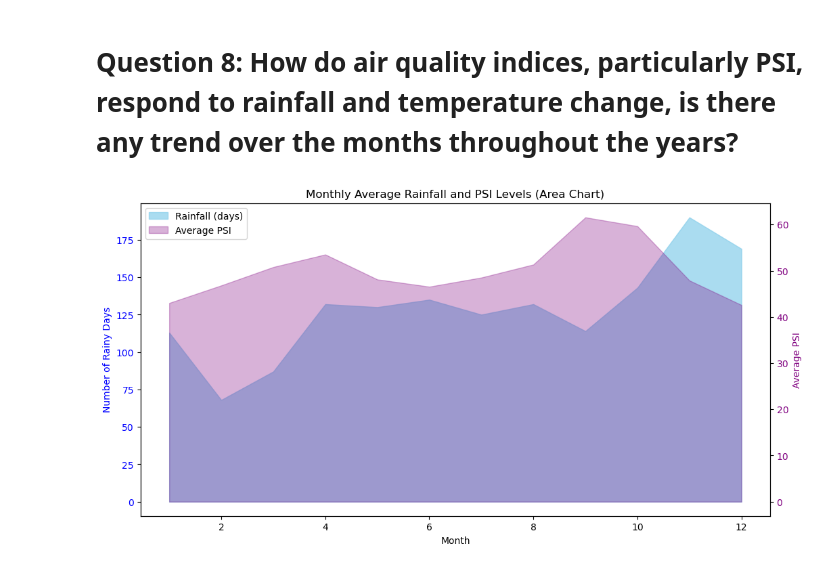
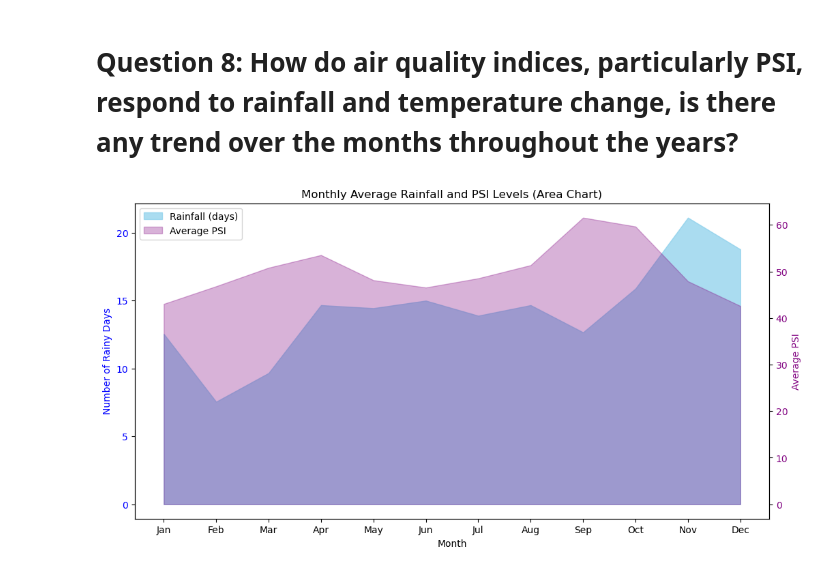
Before and after one commit to jianmin22/PDASCA1, a Jupyter notebook: ca1.ipynb, the cells around one changed output. Drawn from its saved outputs; the diff is of its cells as text; code cells hidden in the pictures.

```diff
--- a/ca1.ipynb
+++ b/ca1.ipynb
@@ -348,9 +371,6 @@ Through this statistic I will continue investigating about the potential influen
 # %% [markdown]
 # Question 2: What is the proportion of days categorized into different air quality levels based on the PSI values?
 # %%
-daily_avg_psi = np.mean([historical_psi['north'], historical_psi['south'], historical_psi['east'], historical_psi['west'], historical_psi['central']], axis=0)
-
-
 categories = {'Good': 0, 'Moderate': 0, 'Unhealthy': 0, 'Very Unhealthy': 0, 'Hazardous': 0}
 for avg_psi in daily_avg_psi:
     if avg_psi <= 50:
@@ -371,16 +391,11 @@ filtered_categories = {k: v for k, v in categories.items() if v > 0}
 labels = filtered_categories.keys()
 sizes = filtered_categories.values()
 colors = ['green', 'yellow', 'orange', 'red', 'maroon']
-explode = [0.1 if v > 0 else 0 for v in sizes]  # Explode non-zero slices to improve visibility
+explode = (0.1, 0, 0.1, 0, 0)
 
 plt.figure(figsize=(8, 8))
 patches, texts, autotexts = plt.pie(sizes, explode=explode, colors=colors, autopct='%1.1f%%', shadow=True, startangle=140,
                                    pctdistance=0.85)
-
-# Draw circle for 'doughnut' effect
-centre_circle = plt.Circle((0, 0), 0.70, fc='white')
-fig = plt.gcf()
-fig.gca().add_artist(centre_circle)
 
 # Add legend
 plt.legend(patches, labels, loc='upper right', bbox_to_anchor=(1.2, 0.9))
@@ -392,7 +407,7 @@ for i, (autotext, patch) in enumerate(zip(autotexts, patches)):
     y = patch.r * np.sin(np.deg2rad(angle))
     horizontalalignment = {-1: 'right', 1: 'left'}[int(np.sign(x))]
     connectionstyle = "angle,angleA=0,angleB={}".format(angle)
-    plt.annotate(autotext.get_text(), xy=(x, y), xytext=(1.35*np.sign(x), 1.4*y),
+    plt.annotate(autotext.get_text(), xy=(x, y), xytext=(np.sign(x), 1.5*y),
                  horizontalalignment=horizontalalignment, arrowprops=dict(arrowstyle="->", connectionstyle=connectionstyle))
     autotext.set_text('')  # Remove original text to avoid duplication
 
@@ -537,11 +557,7 @@ plt.show()
 # Create a new column for year extraction from '24hr_psi' dates
 years_in_24hr_psi = np.array([datetime.strptime(date, '%Y-%m-%d').year for date in historical_psi['24hr_psi']])
 
-# Calculate daily average PSI across all regions
-daily_avg_psi = np.mean([historical_psi['north'], historical_psi['south'], historical_psi['east'], historical_psi['west'], historical_psi['central']], axis=0)
-
 # Create an array to aggregate yearly average PSI
-years = range(2014, 2023)
 annual_avg_psi = []
 
 for year in years:
@@ -562,6 +578,7 @@ ax1.set_ylabel('PSI', color='tab:red')
 ax1.bar(years, annual_avg_psi, color='tab:red', alpha=0.6, label='Average PSI')
 ax1.tick_params(axis='y', labelcolor='tab:red')
 ax1.set_title('Annual Air Quality - PSI and PM2.5 Levels')
+ax1.set_xticks(years[::1])
 
 ax2 = ax1.twinx()  # Instantiate a second axes that shares the same x-axis
 ax2.set_ylabel('PM2.5', color='tab:blue')
@@ -753,63 +827,42 @@ ax1.legend(handles1 + handles1b, labels1 + labels1b, loc='upper right', bbox_to_
 # Question 8: How do air quality indices, particularly PSI, respond to rainfall and temperature change, is there any trend over the months throughout the years?
 # %%
 # Initialize arrays to store monthly averages
-# Initialize arrays to store monthly averages
-monthly_avg_psi = np.empty(12)
-monthly_avg_psi[:] = np.nan  # Initialize with NaNs to handle possible missing data
-monthly_avg_no_of_rain_days = np.empty(12)
-monthly_avg_no_of_rain_days[:] = np.nan  # Initialize with NaNs to handle possible missing data
+monthly_avg_psi = np.zeros(12)
 
 # Populate monthly averages
 for i in range(1, 13):
-    month_str = f'{i:02d}'
-
     # Create masks for rainfall and PSI data
-    month_mask_rain = np.array([datetime.strptime(date, '%Y-%m').month == i for date in rainfall_monthly_number_of_rain_days['month']])
     month_mask_psi = np.array([datetime.strptime(date, '%Y-%m-%d').month == i for date in historical_psi['24hr_psi']])
 
-    # Get the number of rainy days for the current month
-    month_no_of_rain_days = rainfall_monthly_number_of_rain_days['no_of_rainy_days'][month_mask_rain]
-
-    # Calculate the daily average PSI for the current month
-    daily_psis = np.mean([
-        historical_psi['north'][month_mask_psi],
-        historical_psi['south'][month_mask_psi],
-        historical_psi['east'][month_mask_psi],
-        historical_psi['west'][month_mask_psi],
-        historical_psi['central'][month_mask_psi]
-    ], axis=0)
-
-    # Store the monthly average number of rainy days
-    if month_no_of_rain_days.size > 0:
-        monthly_avg_no_of_rain_days[i-1] = np.sum(month_no_of_rain_days)
+    # Filter the daily average PSI for the current month
+    month_avg_daily_psi = daily_avg_psi[month_mask_psi]
 
     # Store the monthly average PSI
-    if daily_psis.size > 0:
-        monthly_avg_psi[i-1] = np.mean(daily_psis)
-
-# Create a month array for plotting
-months = np.arange(1, 13)
+    if month_avg_daily_psi.size > 0:
+        monthly_avg_psi[i-1] = np.mean(month_avg_daily_psi)
+    else:
+        monthly_avg_psi[i-1] = np.nan  # Handle possible missing data
 
 # Plotting the monthly average PSI and number of rainy days
 fig, ax1 = plt.subplots(figsize=(12, 6))
 
 # Area chart for Rainfall
-ax1.fill_between(months, monthly_avg_no_of_rain_days, color="skyblue", alpha=0.7, label='Rainfall (days)')
+ax1.fill_between(month_labels, monthly_avg_no_of_rain_days, color="skyblue", alpha=0.7, label='Rainfall (days)')
 ax1.set_xlabel('Month')
 ax1.set_ylabel('Number of Rainy Days', color='blue')
 ax1.tick_params(axis='y', labelcolor='blue')
 
 # Overlay PSI levels with a different y-axis
 ax1b = ax1.twinx()
-ax1b.fill_between(months, monthly_avg_psi, color="purple", alpha=0.3, label='Average PSI')
+ax1b.fill_between(month_labels, monthly_avg_psi, color="purple", alpha=0.3, label='Average PSI')
 ax1b.set_ylabel('Average PSI', color='purple')
 ax1b.tick_params(axis='y', labelcolor='purple')
 
 ax1.set_title('Monthly Average Rainfall and PSI Levels (Area Chart)')
 handles1, labels1 = ax1.get_legend_handles_labels()
 handles1b, labels1b = ax1b.get_legend_handles_labels()
 ax1.legend(handles1 + handles1b, labels1 + labels1b, loc='upper left')
 
 plt.show()
 # %% [output]
-[figure, old version]
+[figure, new version]
```
Also changed, not shown: parts of 20 cells of this notebook, 1 other file.
